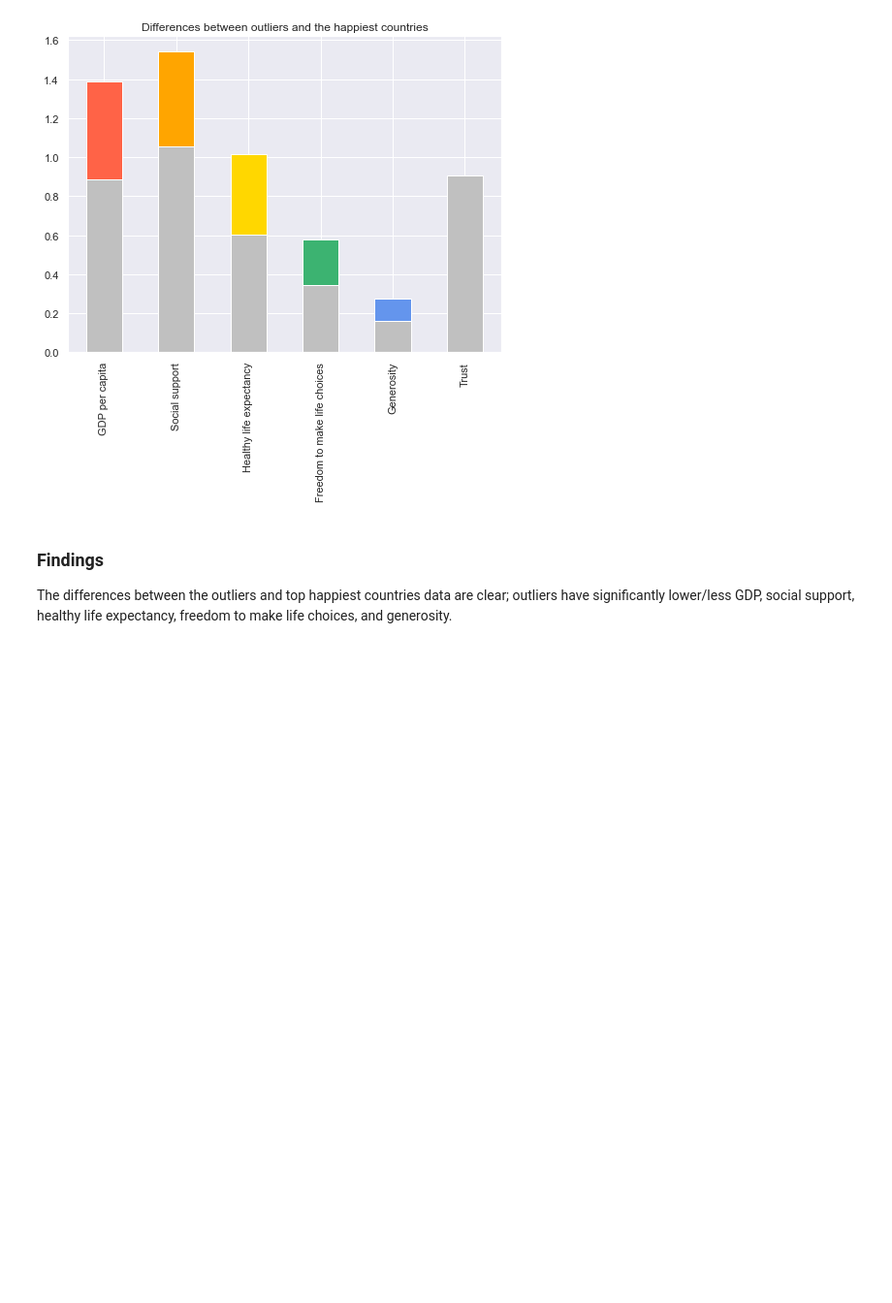
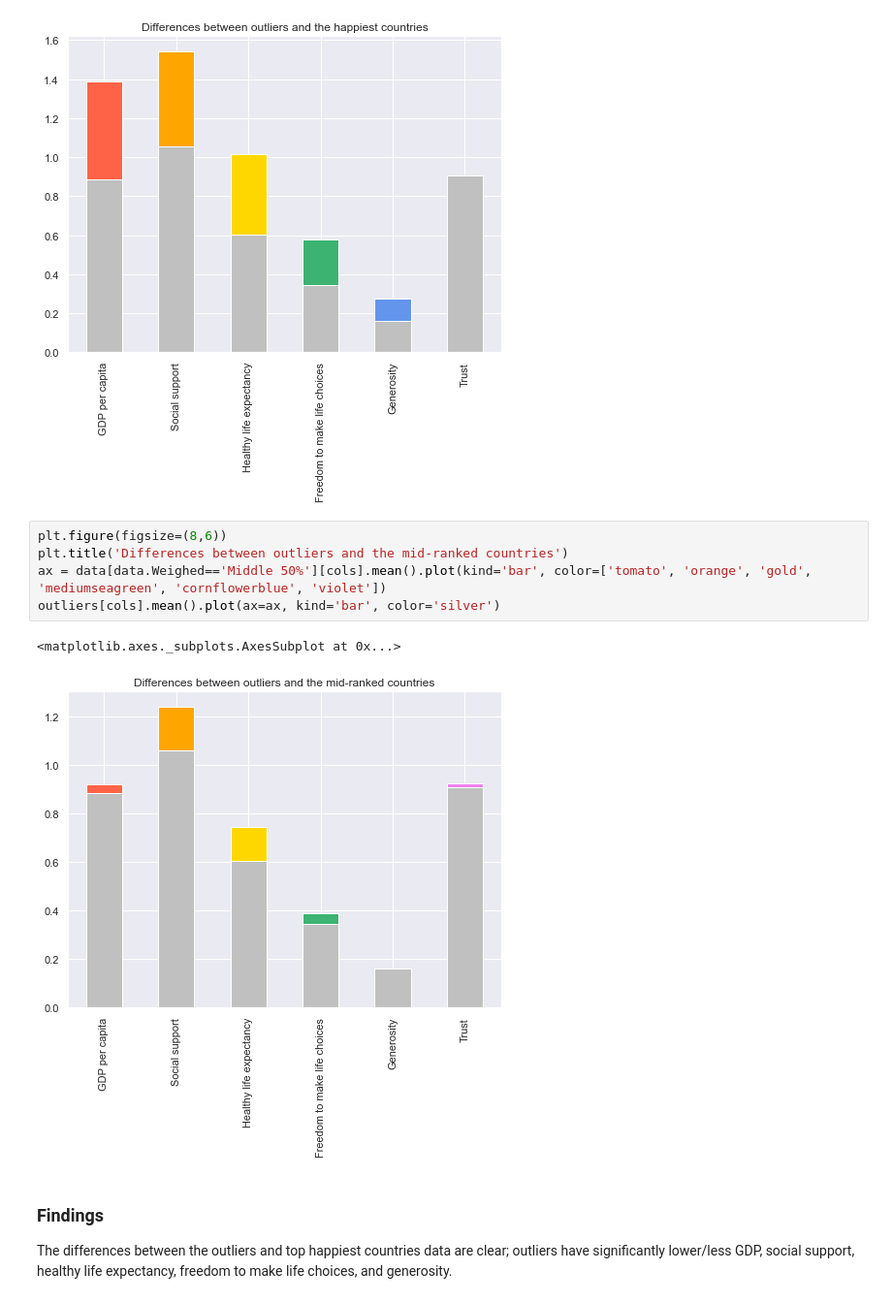
Before and after one commit to imeugeneco/chonggakkimchi, a Jupyter notebook: happiness-report/happiness-report-2019.ipynb, the cells around one changed output. Shown: that part at 97% size. Cells and saved outputs as stored; diff of their text form; blank space fills up the shorter version.

```diff
--- a/happiness-report/happiness-report-2019.ipynb
+++ b/happiness-report/happiness-report-2019.ipynb
@@ -285,6 +285,14 @@ outliers[cols].mean().plot(ax=ax, kind='bar', color='silver')
 # %% [output]
 <matplotlib.axes._subplots.AxesSubplot at 0x...>
 [figure]
+# %%
+plt.figure(figsize=(8,6))
+plt.title('Differences between outliers and the mid-ranked countries')
+ax = data[data.Weighed=='Middle 50%'][cols].mean().plot(kind='bar', color=['tomato', 'orange', 'gold', 'mediumseagreen', 'cornflowerblue', 'violet'])
+outliers[cols].mean().plot(ax=ax, kind='bar', color='silver')
+# %% [output]
+<matplotlib.axes._subplots.AxesSubplot at 0x...>
+[figure, added]
 # %% [markdown]
 ### Findings
 The differences between the outliers and top happiest countries data are clear; outliers have significantly lower/less GDP, social support, healthy life expectancy, freedom to make life choices, and generosity.
```
Also changed, not shown: parts of 1 cell of this notebook, 2 other files.
